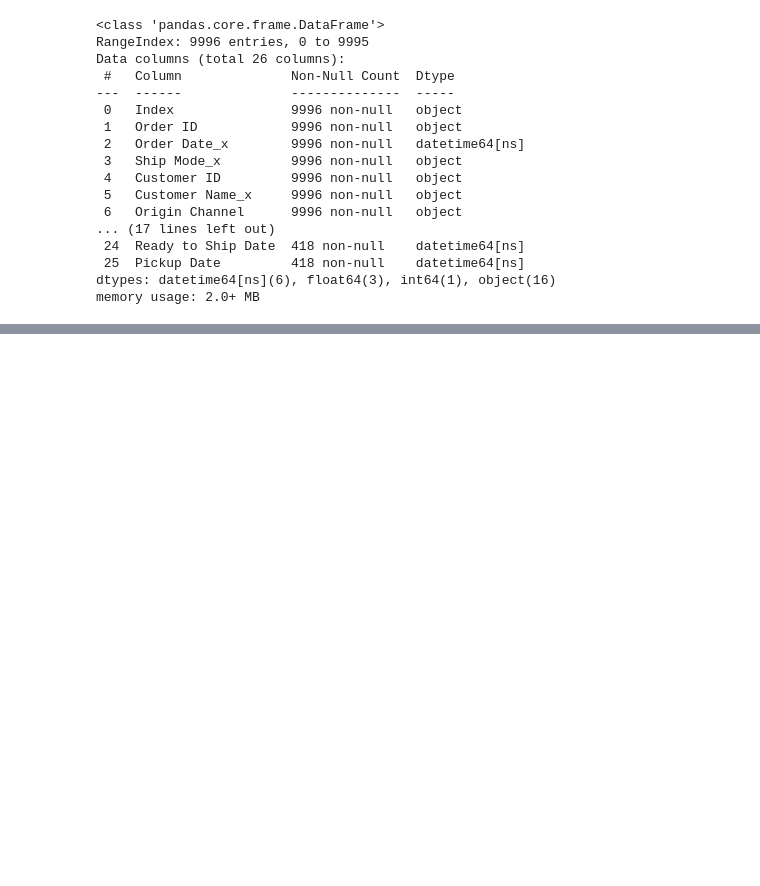
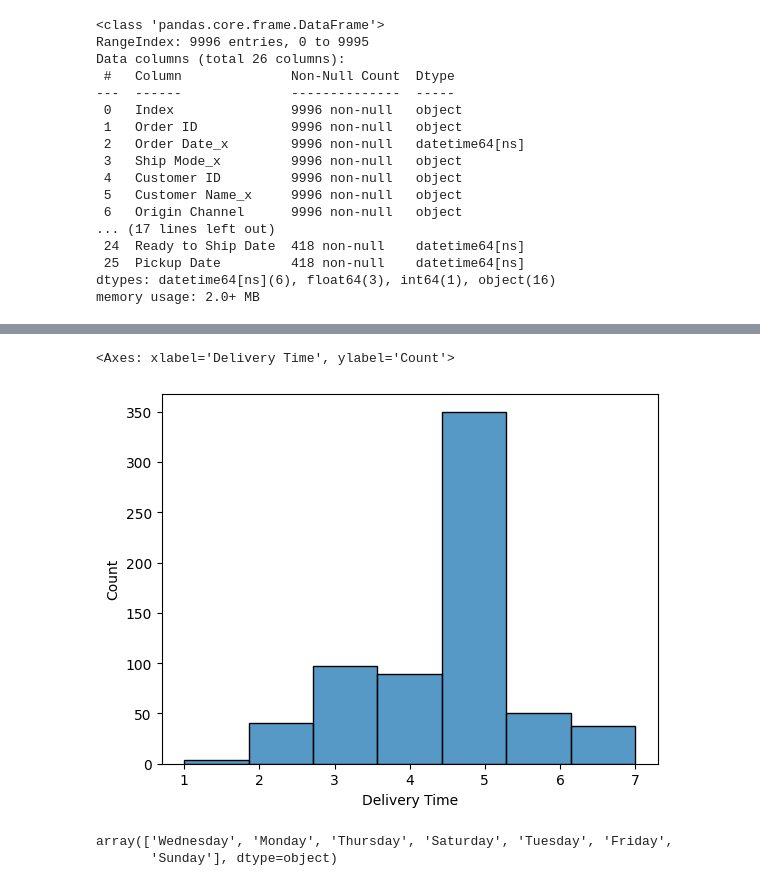
Before and after one commit to NourSaf/muesli-project, a Jupyter notebook: initial_data_inspection_and_cleaning.ipynb, the cells around one changed output, grey strips where cells are left out. Cells and saved outputs as stored; diff of their text form; code cells hidden in the pictures; blank space fills up the shorter version.

```diff
--- a/initial_data_inspection_and_cleaning.ipynb
+++ b/initial_data_inspection_and_cleaning.ipynb
@@ -498,0 +539,9 @@ memory usage: 2.0+ MB
+# %%
+# Time between the order is done until its loaded to the truck
+shipment_data['Processing Time'] = shipment_data['On Truck Scan Date'] - shipment_data['Order Date_x']
+# %%
+# Time between order is loaded to the truck and is delivered to the customer
+shipment_data['Delivery Time'] = shipment_data['Arrival Scan Date'] - shipment_data['On Truck Scan Date']
+# %%
+#  Time between product is ready to be shipped and it's loaded into the truck
+shipment_data['Dispatch time'] = shipment_data['On Truck Scan Date'] - shipment_data['Ready to Ship Date']
@@ -498,0 +585,2 @@ memory usage: 2.0+ MB
+# %%
+shipment_data['Delivery Time'] = shipment_data['Delivery Time'].dt.days
@@ -498,0 +595,5 @@ memory usage: 2.0+ MB
+# %%
+sns.histplot(x = 'Delivery Time', bins = 7, data=shipment_data)
+# %% [output]
+<Axes: xlabel='Delivery Time', ylabel='Count'>
+[figure, added]
@@ -498,0 +603,5 @@ memory usage: 2.0+ MB
+# %%
+shipment_data['Order Date Day Name'].unique()
+# %% [output]
+array(['Wednesday', 'Monday', 'Thursday', 'Saturday', 'Tuesday', 'Friday',
+       'Sunday'], dtype=object)
```
Also changed, not shown: parts of 41 cells of this notebook, 1 other file.
